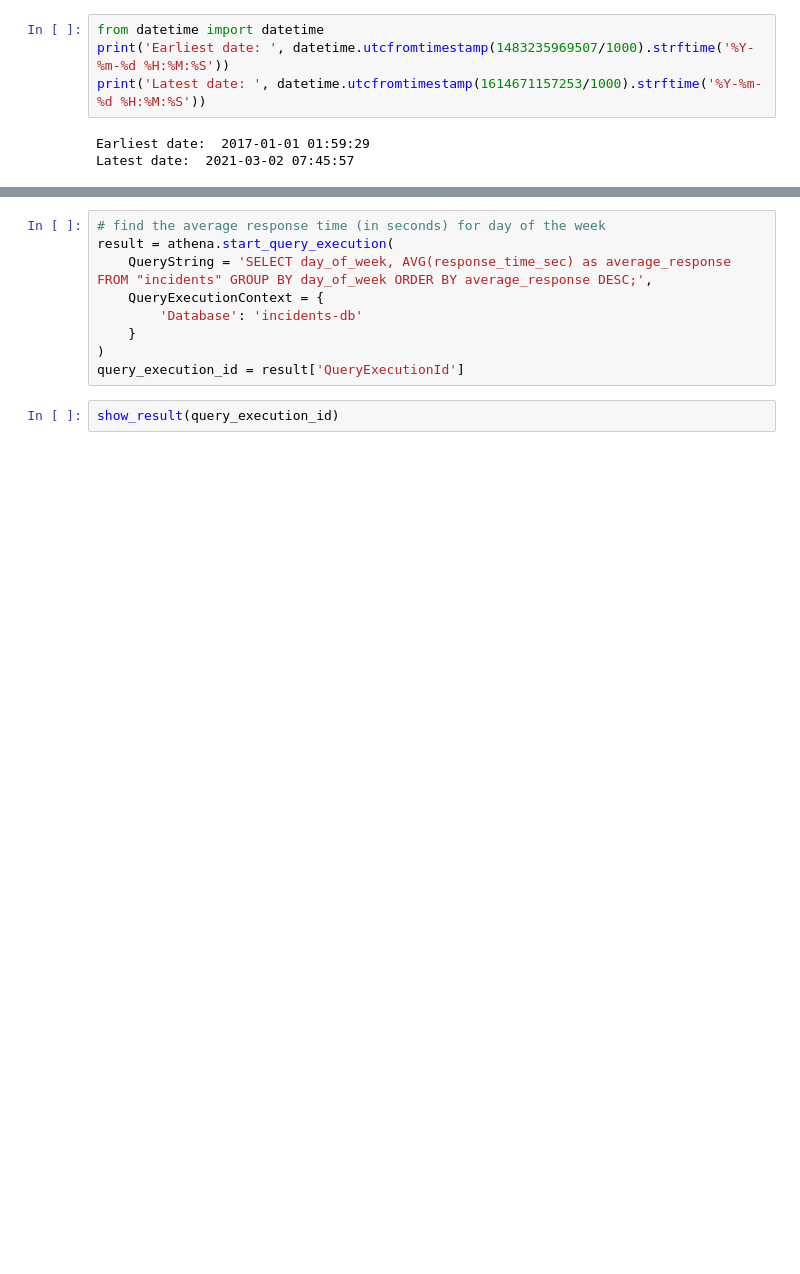
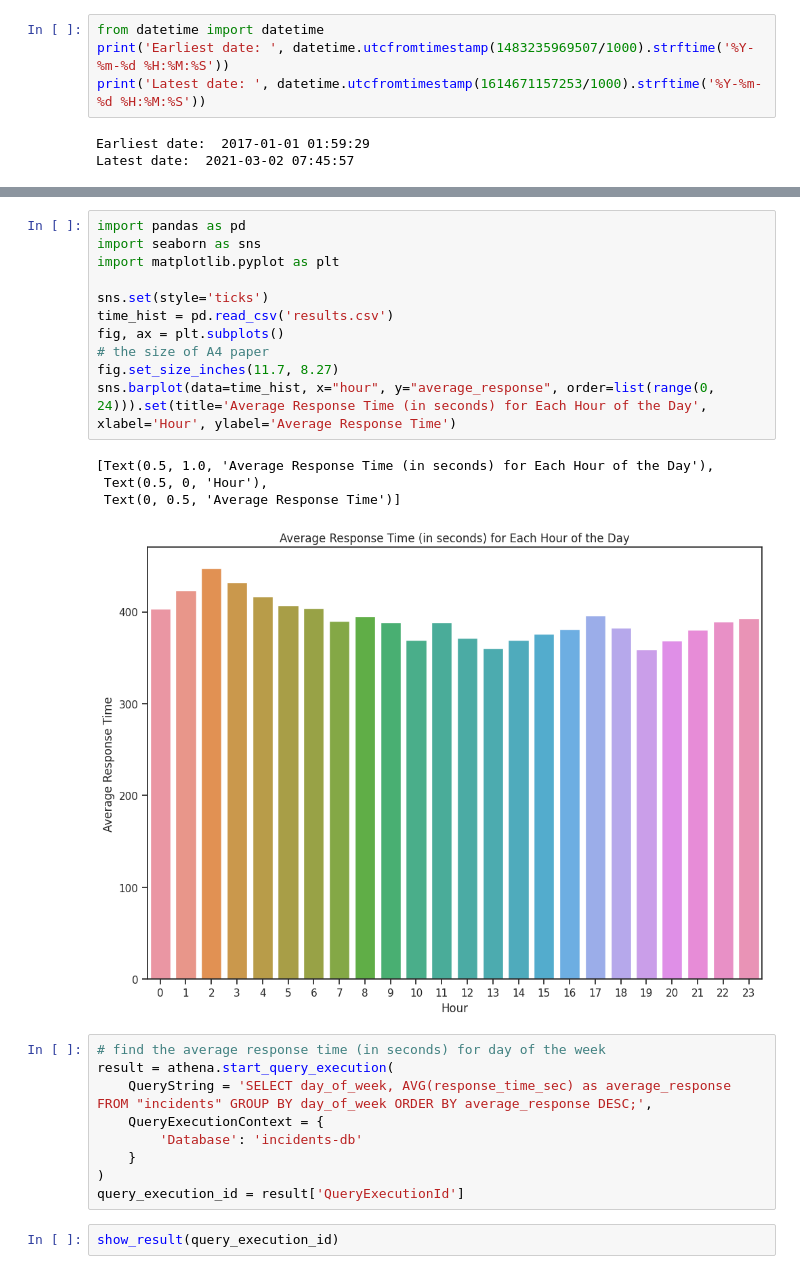
Before and after one commit to JoshScherer/Emergency-Response, a Jupyter notebook: ER_jobs.ipynb, the cells around one changed output, grey strips where cells are left out. Drawn from its saved outputs; the diff is of its cells as text; blank space fills up the shorter version.

```diff
--- a/ER_jobs.ipynb
+++ b/ER_jobs.ipynb
@@ -347,4 +353,20 @@ show_result(query_execution_id)
 ,
+# %%
+import pandas as pd
+import seaborn as sns
+import matplotlib.pyplot as plt
+
+sns.set(style='ticks')
+time_hist = pd.read_csv('results.csv')
+fig, ax = plt.subplots()
+# the size of A4 paper
+fig.set_size_inches(11.7, 8.27)
+sns.barplot(data=time_hist, x="hour", y="average_response", order=list(range(0, 24))).set(title='Average Response Time (in seconds) for Each Hour of the Day', xlabel='Hour', ylabel='Average Response Time')
+# %% [output]
+[Text(0.5, 1.0, 'Average Response Time (in seconds) for Each Hour of the Day'),
+ Text(0.5, 0, 'Hour'),
+ Text(0, 0.5, 'Average Response Time')]
+[figure, added]
 # %%
 # find the average response time (in seconds) for day of the week
 result = athena.start_query_execution(
```
Also changed, not shown: parts of 21 cells of this notebook.
